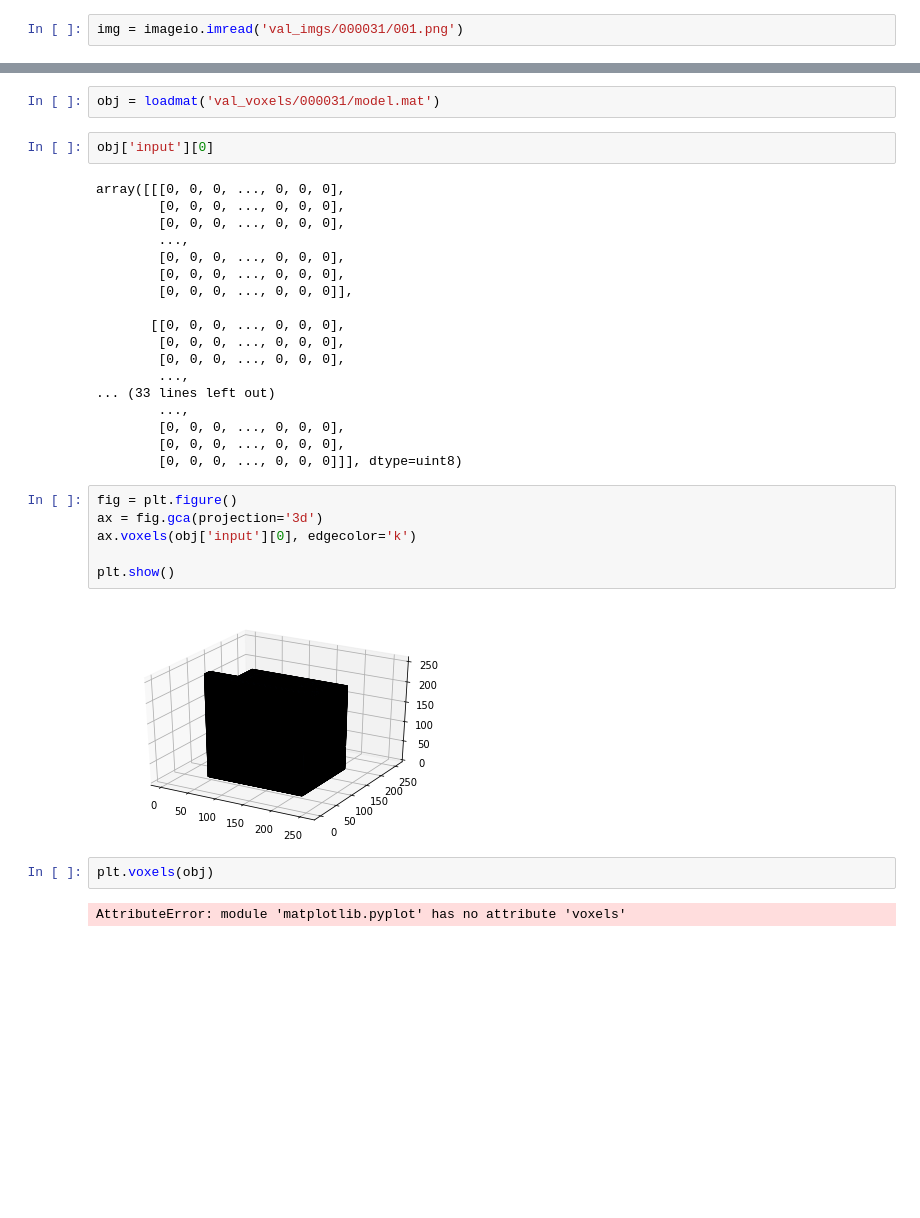
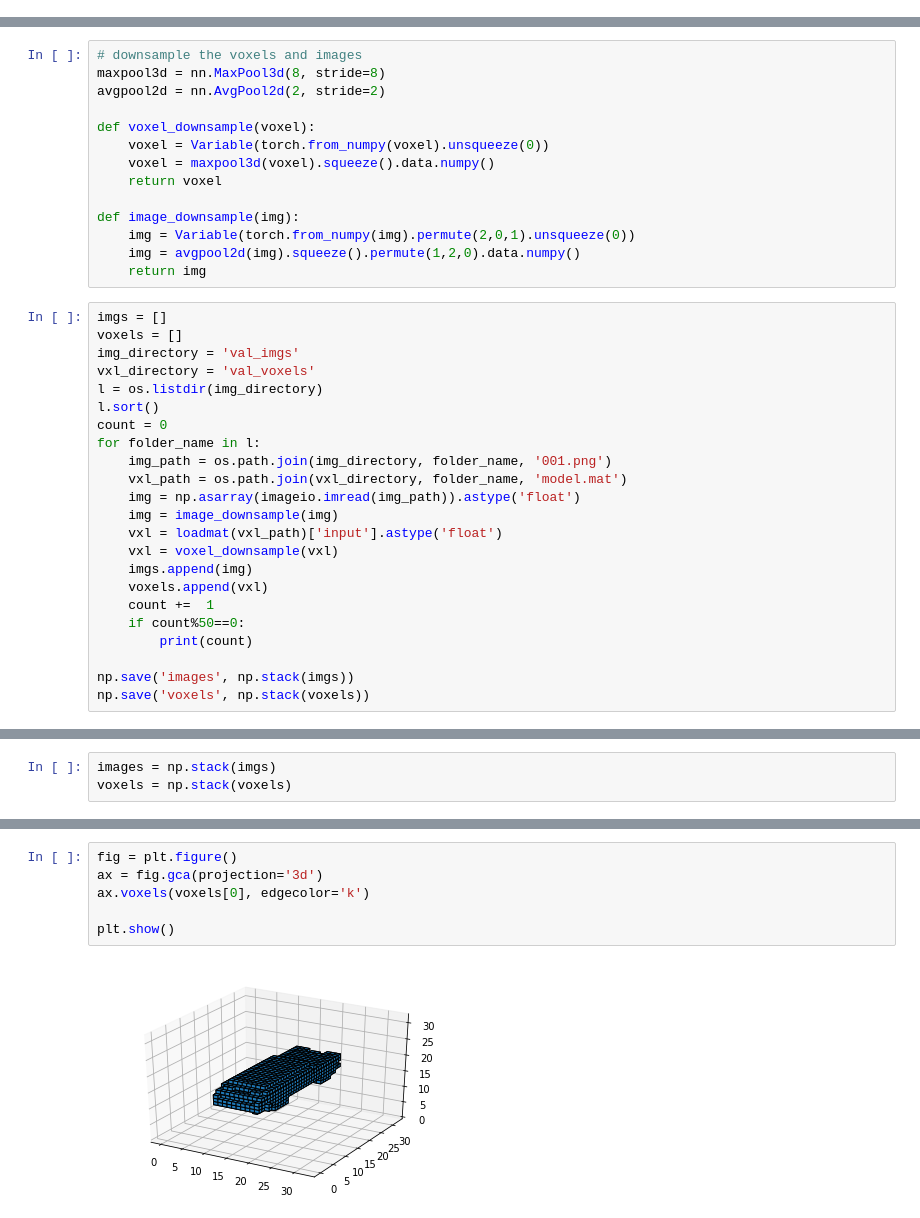
Before and after one commit to wezteoh/cross_dimension_translation, a Jupyter notebook: data_preparation.ipynb, the cells around one changed output, grey strips where cells are left out. Saved outputs shown, nothing was run; the diff lists cells and outputs as text; blank space fills up the shorter version.

Commit message:
data preprocessing and and piling into giant arrays

```diff
--- a/data_preparation.ipynb
+++ b/data_preparation.ipynb
@@ -15,2 +14,0 @@ import imageio
-# %%
-img = imageio.imread('val_imgs/000031/001.png')
@@ -20,0 +21,37 @@ img.shape
+# %%
+# downsample the voxels and images
+maxpool3d = nn.MaxPool3d(8, stride=8)
+avgpool2d = nn.AvgPool2d(2, stride=2)
+
+def voxel_downsample(voxel):
+    voxel = Variable(torch.from_numpy(voxel).unsqueeze(0))
+    voxel = maxpool3d(voxel).squeeze().data.numpy()
+    return voxel
+
+def image_downsample(img):
+    img = Variable(torch.from_numpy(img).permute(2,0,1).unsqueeze(0))
+    img = avgpool2d(img).squeeze().permute(1,2,0).data.numpy()
+    return img
+# %%
+imgs = []
+voxels = []
+img_directory = 'val_imgs'
+vxl_directory = 'val_voxels'
+l = os.listdir(img_directory)
+l.sort()
+count = 0
+for folder_name in l:
+    img_path = os.path.join(img_directory, folder_name, '001.png')
+    vxl_path = os.path.join(vxl_directory, folder_name, 'model.mat')
+    img = np.asarray(imageio.imread(img_path)).astype('float')
+    img = image_downsample(img)
+    vxl = loadmat(vxl_path)['input'].astype('float')
+    vxl = voxel_downsample(vxl)
+    imgs.append(img)
+    voxels.append(vxl)
+    count +=  1
+    if count%50==0:
+        print(count)
+
+np.save('images', np.stack(imgs))
+np.save('voxels', np.stack(voxels))
@@ -20,0 +76,3 @@ img.shape
+# %%
+images = np.stack(imgs)
+voxels = np.stack(voxels)
@@ -26,34 +96,8 @@ plt.imshow(img)
-# %%
-obj = loadmat('val_voxels/000031/model.mat')
-# %%
-obj['input'][0]
-# %% [output]
-array([[[0, 0, 0, ..., 0, 0, 0],
-        [0, 0, 0, ..., 0, 0, 0],
-        [0, 0, 0, ..., 0, 0, 0],
-        ...,
-        [0, 0, 0, ..., 0, 0, 0],
-        [0, 0, 0, ..., 0, 0, 0],
-        [0, 0, 0, ..., 0, 0, 0]],
-
-       [[0, 0, 0, ..., 0, 0, 0],
-        [0, 0, 0, ..., 0, 0, 0],
-        [0, 0, 0, ..., 0, 0, 0],
-        ...,
-... (33 lines left out)
-        ...,
-        [0, 0, 0, ..., 0, 0, 0],
-        [0, 0, 0, ..., 0, 0, 0],
-        [0, 0, 0, ..., 0, 0, 0]]], dtype=uint8)
 # %%
 fig = plt.figure()
 ax = fig.gca(projection='3d')
-ax.voxels(obj['input'][0], edgecolor='k')
+ax.voxels(voxels[0], edgecolor='k')
 
 plt.show()
 # %% [output]
-[figure, old version]
+[figure, new version]
-# %%
-plt.voxels(obj)
-# %% [output]
-AttributeError: module 'matplotlib.pyplot' has no attribute 'voxels'
```
Also changed, not shown: parts of 15 cells of this notebook.
